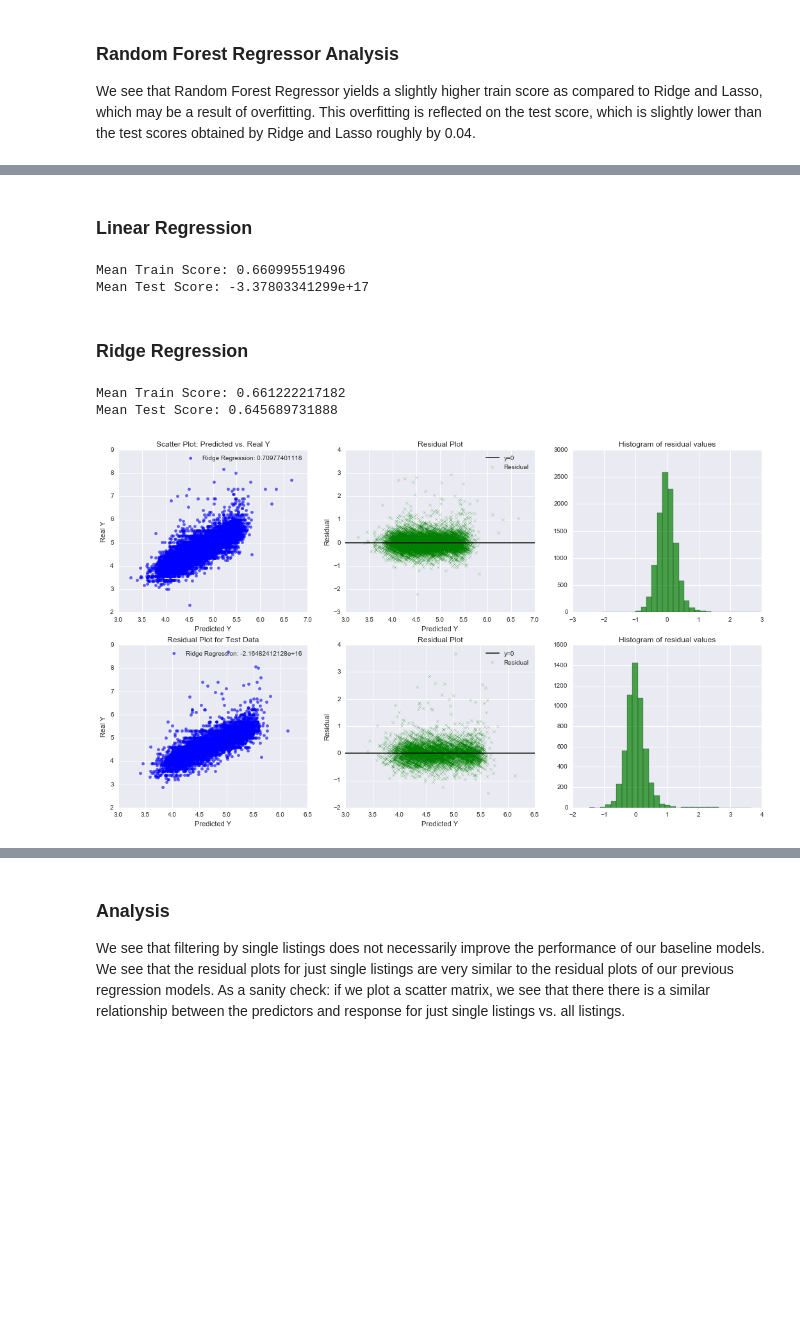
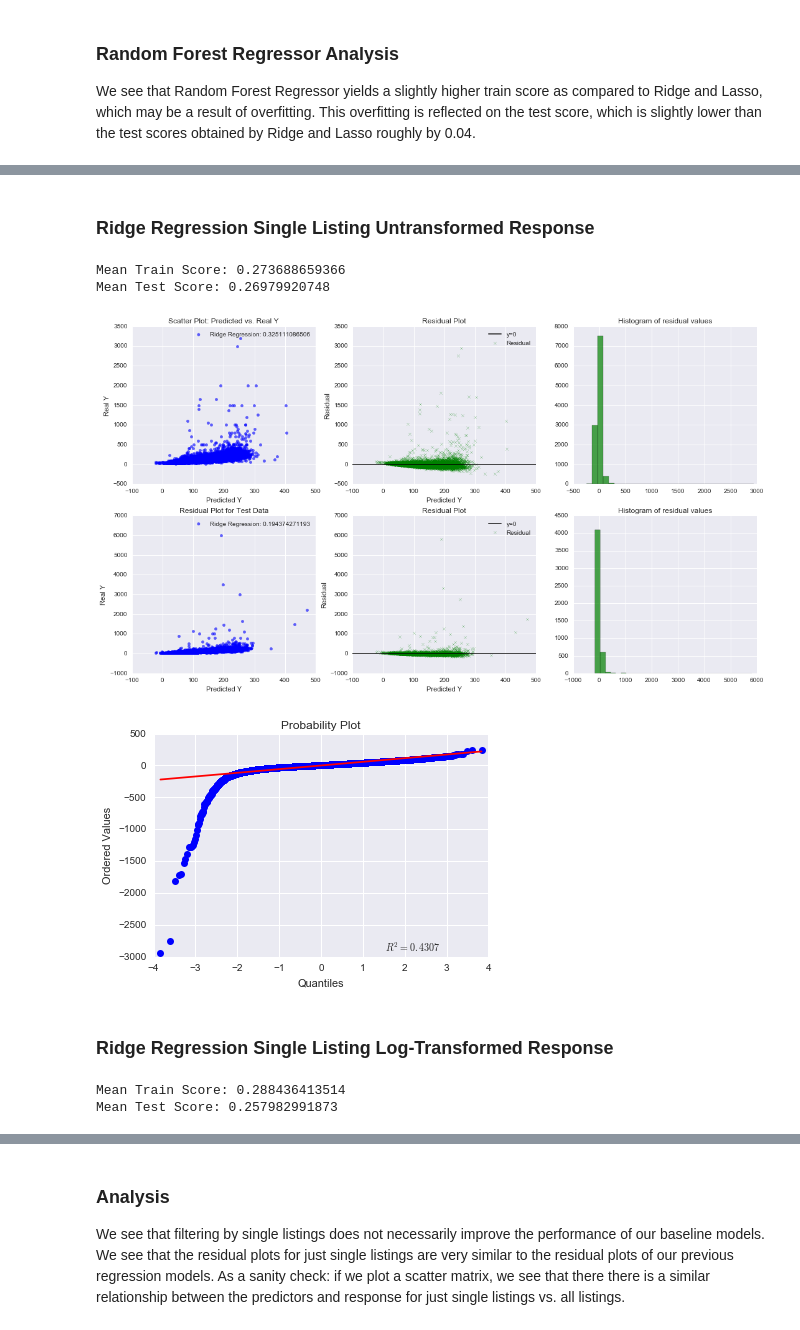
Before and after one commit to samuelklam/airbnb-pricing-prediction, a Jupyter notebook: data-modeling/data-modeling-baseline.ipynb, the cells around one changed output, grey strips where cells are left out. Saved outputs shown, nothing was run; the diff lists cells and outputs as text; code cells hidden in the pictures; blank space fills up the shorter version.

Commit message:
checkpoint data model

```diff
--- a/data-modeling/data-modeling-baseline.ipynb
+++ b/data-modeling/data-modeling-baseline.ipynb
@@ -517,27 +502,36 @@ data_single = data[data['beds'] == min(data['beds'])]
 x_1 = data_single.iloc[:, 2:-2]
 y_1 = data_single.iloc[:, -2]
 y_1_log = data_single.iloc[:, -1]
-# %% [markdown]
-### Linear Regression
-# %%
-model_iterations(10, x_1, y_1_log, linear_regression)
-# %% [output]
-Mean Train Score: 0.660995519496
-Mean Test Score: -3.37803341299e+17
 # %% [markdown]
-### Ridge Regression
+
+### Ridge Regression Single Listing Untransformed Response
-# %%
-model_iterations(10, x_1, y_1_log, ridge_regression)
-# %% [output]
-Mean Train Score: 0.661222217182
-Mean Test Score: 0.645689731888
+# %%
+reg_params = 10.**np.linspace(-10, 5, 10)
+RidgeCV_model = model_iterations(5, x_1, y_1, RidgeCV(alphas=reg_params, fit_intercept=True, cv=5))
+# %% [output]
+Mean Train Score: 0.273688659366
+Mean Test Score: 0.26979920748
 # %%
 # plot the residuals of a ridge regression model
 fig, axes = plt.subplots(2, 3, figsize=(18, 10))
 
-ridge_data_vals = plot_residuals_ridge_reg(x_1, y_1_log)
-plot_residual(axes[0][0], axes[0][1], axes[0][2], ridge_data_vals[2]['y_pred'], ridge_data_vals[2]['y_real'], 'Ridge Regression: {}'.format(data_vals[0]), 'Scatter Plot: Predicted vs. Real Y')
-plot_residual(axes[1][0], axes[1][1], axes[1][2], ridge_data_vals[3]['y_pred_test'], ridge_data_vals[3]['y_real_test'], 'Ridge Regression: {}'.format(data_vals[1]), 'Residual Plot for Test Data')
+ridge_data_vals = RidgeCV_model.data_frame_convert()
+plot_residual(axes[0][0], axes[0][1], axes[0][2], ridge_data_vals[2]['y_pred'], ridge_data_vals[2]['y_real'], 'Ridge Regression: {}'.format(ridge_data_vals[0]), 'Scatter Plot: Predicted vs. Real Y')
+plot_residual(axes[1][0], axes[1][1], axes[1][2], ridge_data_vals[3]['y_pred_test'], ridge_data_vals[3]['y_real_test'], 'Ridge Regression: {}'.format(ridge_data_vals[1]), 'Residual Plot for Test Data')
 plt.show()
 # %% [output]
-[figure, old version]
+[figure, new version]
+# %%
+# qq plot for the train residuals
+stats.probplot(ridge_data_vals[2]['y_pred'] - ridge_data_vals[2]['y_real'], dist="norm", plot=pylab)
+pylab.show()
+# %% [output]
+[figure, added]
+# %% [markdown]
+### Ridge Regression Single Listing Log-Transformed Response
+# %%
+reg_params = 10.**np.linspace(-10, 5, 10)
+RidgeCV_model = model_iterations(5, x_1, y_1_log, RidgeCV(alphas=reg_params, fit_intercept=True, cv=5), True)
+# %% [output]
+Mean Train Score: 0.288436413514
+Mean Test Score: 0.257982991873
```
Also changed, not shown: parts of 35 cells of this notebook.
